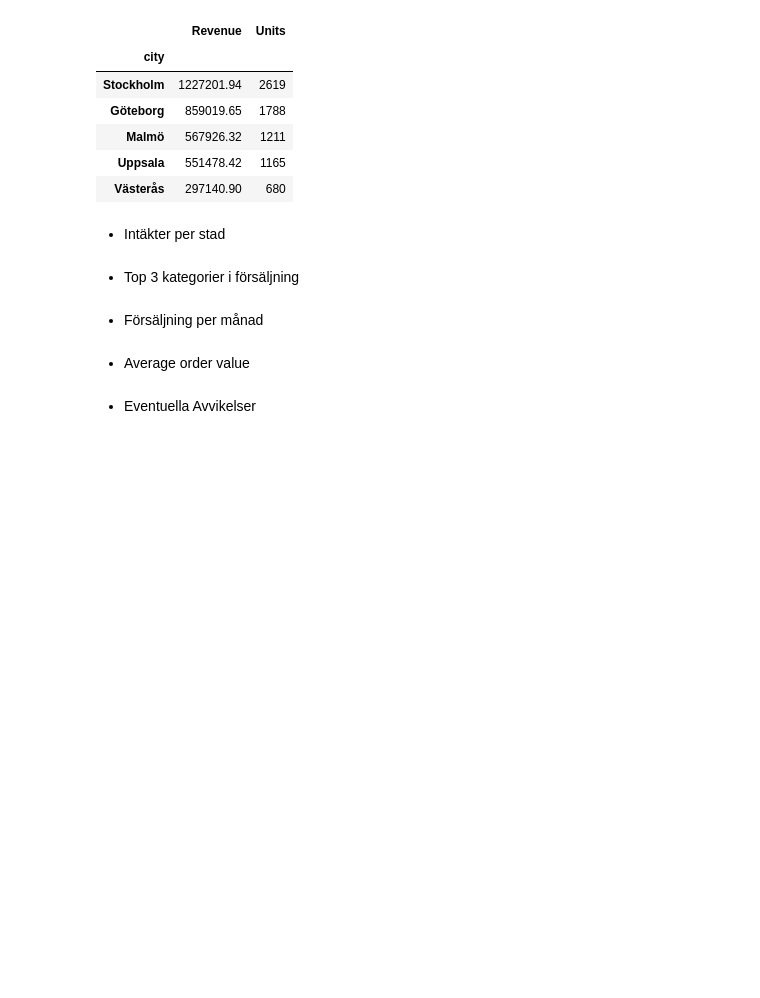
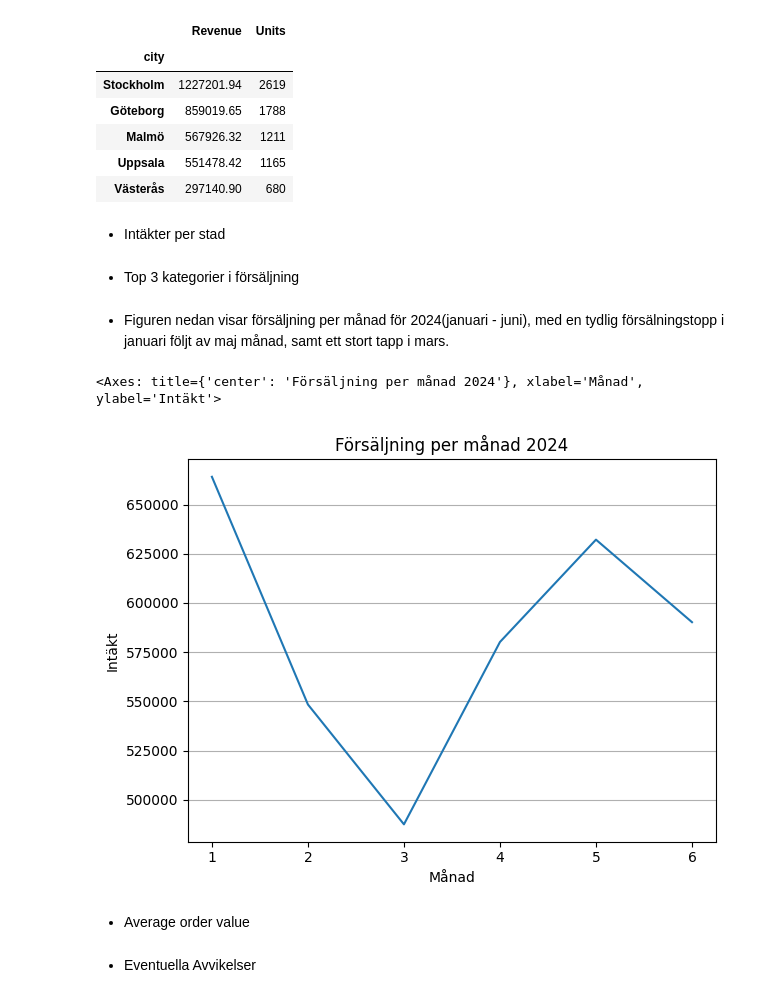
Before and after one commit to Jack-JackAttack/Grupp_A, a Jupyter notebook: Report.ipynb, the cells around one changed output. Cells and saved outputs as stored; diff of their text form; code cells hidden in the pictures; blank space fills up the shorter version.

Commit message:
skapade en funktion i viz.py för att visualisera försäljning över tid, la till klassen i ecommerce.py samt la till diagrammet i report.ipynb

```diff
--- a/Report.ipynb
+++ b/Report.ipynb
@@ -30,9 +30,13 @@ rev_units
 # %%
 #top 3
 # %% [markdown]
-- Försäljning per månad
+- Figuren nedan visar försäljning per månad för 2024(januari - juni), med en tydlig försälningstopp i januari följt av maj månad, samt ett stort tapp i mars.
 # %%
-#per månad, stapeldiagram
+rev_month = report.rev_per_month_viz()
+rev_month
+# %% [output]
+<Axes: title={'center': 'Försäljning per månad 2024'}, xlabel='Månad', ylabel='Intäkt'>
+[figure, added]
 # %% [markdown]
 - Average order value
 # %%
```
Also changed, not shown: parts of 1 cell of this notebook, 2 other files.
